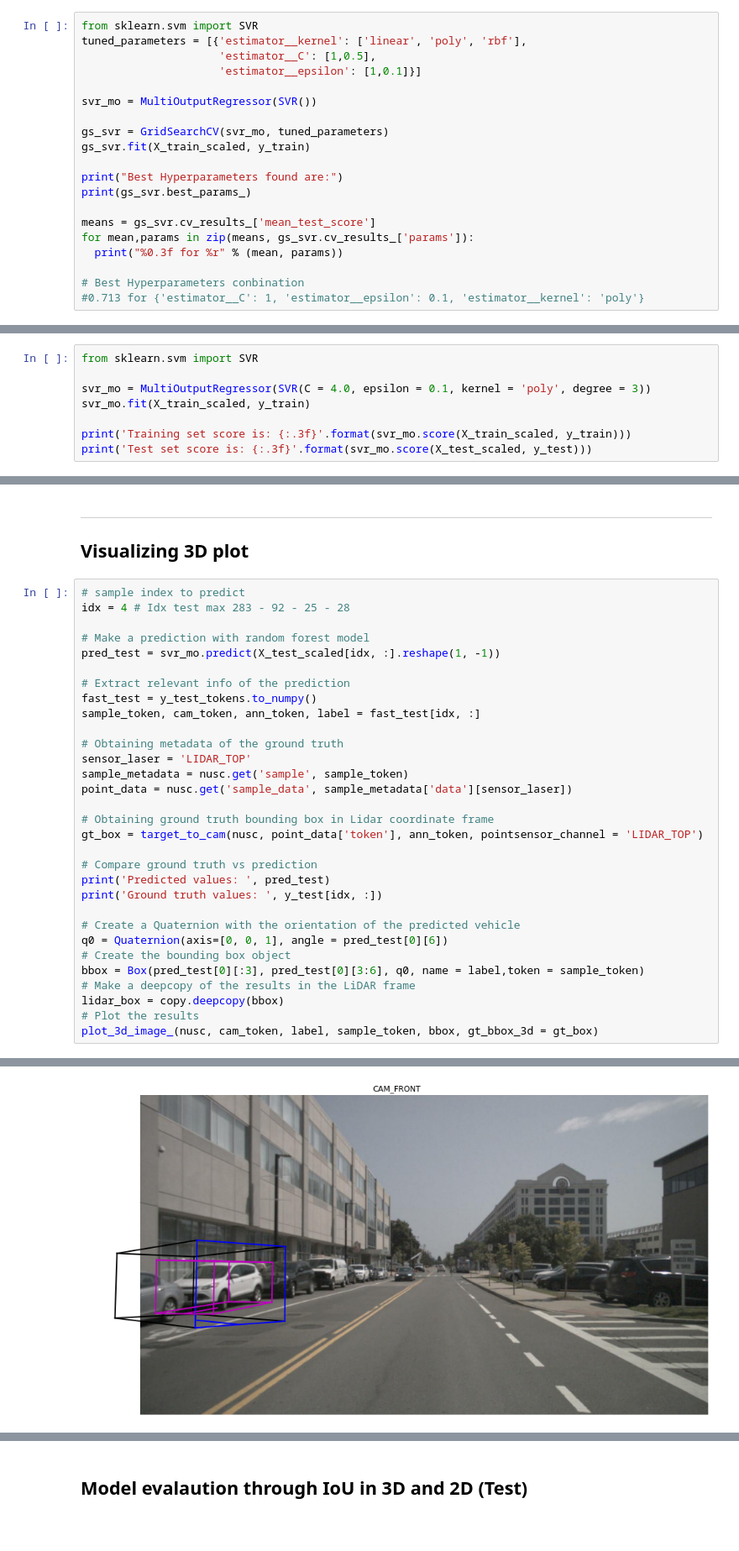
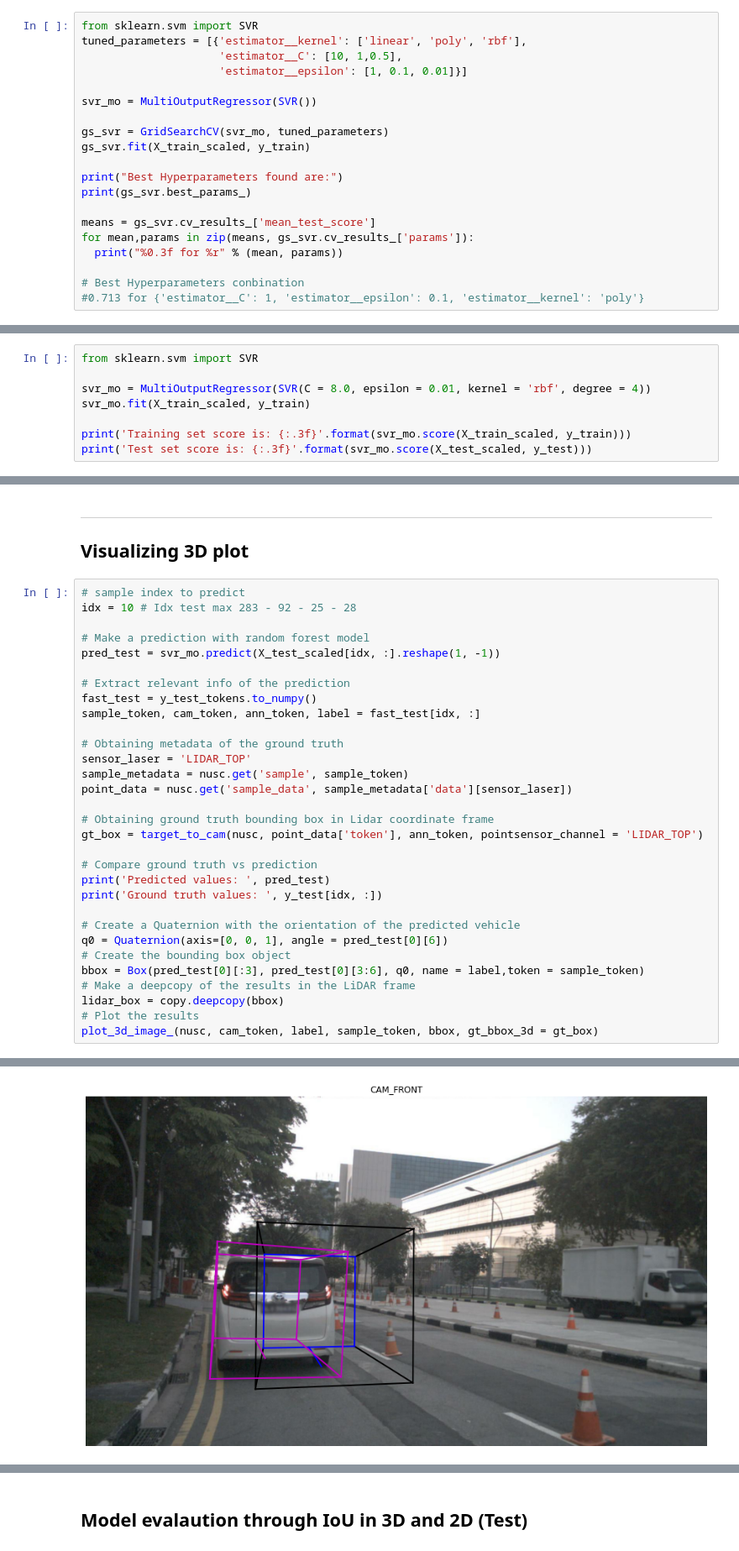
Before and after one commit to MikeS96/3d_obj_detection, a Jupyter notebook: 3D Bounding box regressor.ipynb, the cells around one changed output, grey strips where cells are left out. Shown at 84% size. Drawn from its saved outputs; the diff is of its cells as text; blank space fills up the shorter version.

```diff
--- a/3D Bounding box regressor.ipynb
+++ b/3D Bounding box regressor.ipynb
@@ -388,8 +392,8 @@ X_test_scaled = scaler.transform(X_test)
 # %%
 from sklearn.svm import SVR
 tuned_parameters = [{'estimator__kernel': ['linear', 'poly', 'rbf'],
-                     'estimator__C': [1,0.5],
-                     'estimator__epsilon': [1,0.1]}]
+                     'estimator__C': [10, 1,0.5],
+                     'estimator__epsilon': [1, 0.1, 0.01]}]
 
 svr_mo = MultiOutputRegressor(SVR())
 
@@ -425,7 +414,7 @@ Best Hyperparameters found are:
 # %%
 from sklearn.svm import SVR
 
-svr_mo = MultiOutputRegressor(SVR(C = 4.0, epsilon = 0.1, kernel = 'poly', degree = 3))
+svr_mo = MultiOutputRegressor(SVR(C = 8.0, epsilon = 0.01, kernel = 'rbf', degree = 4))
 svr_mo.fit(X_train_scaled, y_train)
 
 print('Training set score is: {:.3f}'.format(svr_mo.score(X_train_scaled, y_train)))
@@ -622,7 +611,7 @@ Average score Test: 0.808
 ## Visualizing 3D plot
 # %%
 # sample index to predict
-idx = 4 # Idx test max 283 - 92 - 25 - 28
+idx = 10 # Idx test max 283 - 92 - 25 - 28
 
 # Make a prediction with random forest model
 pred_test = svr_mo.predict(X_test_scaled[idx, :].reshape(1, -1))
@@ -659,4 +648,4 @@ Ground truth values:  [-8.05935724 16.94839137 -0.18620824  1.872       4.791
-[figure, old version]
+[figure, new version]
 # %%
 # Mapping predicted bounding box to world coordinate frame
 #bbox_map_world = pred_to_world(nusc, point_data['token'], lidar_box, pointsensor_channel = 'LIDAR_TOP')
```
Also changed, not shown: parts of 15 cells of this notebook, 2 other files.
